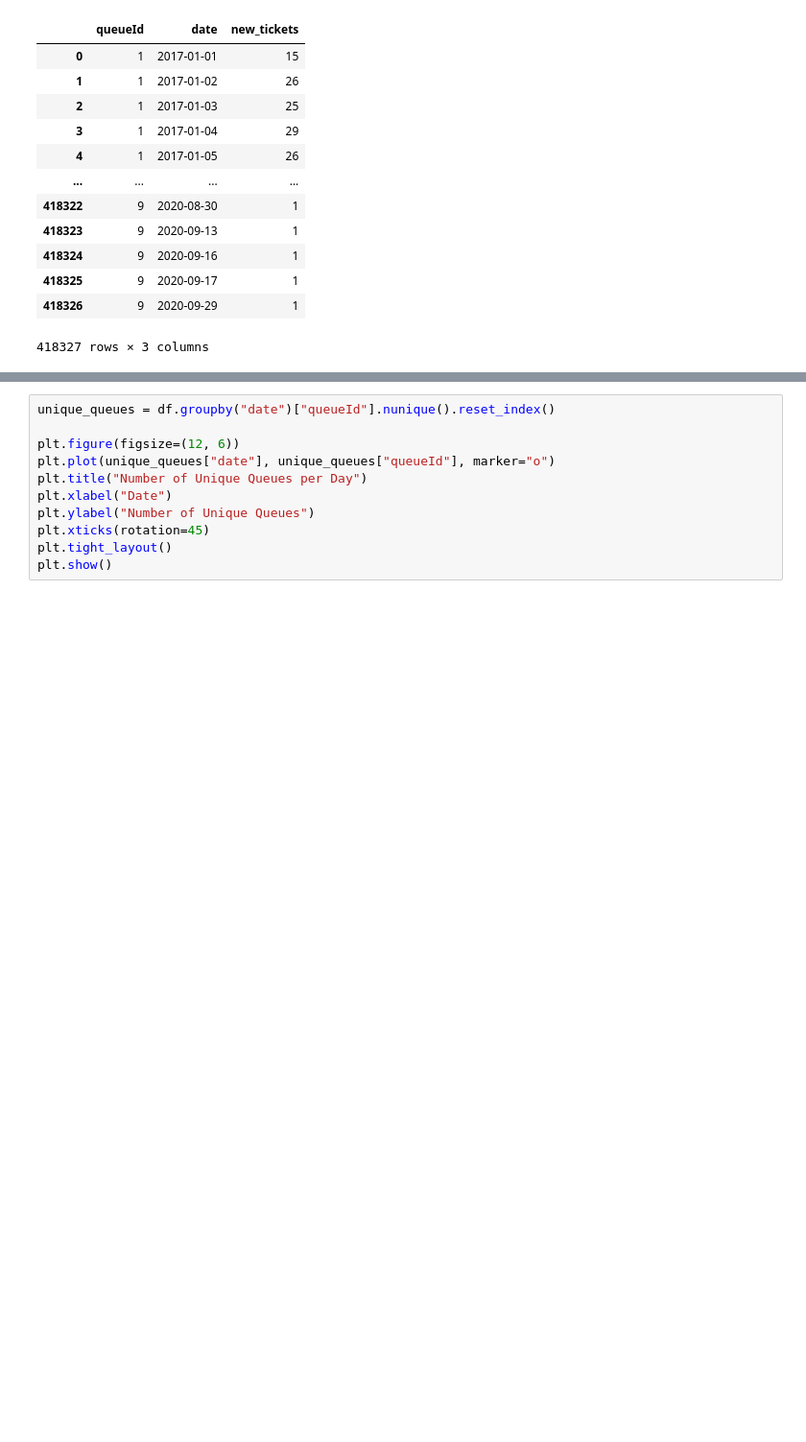
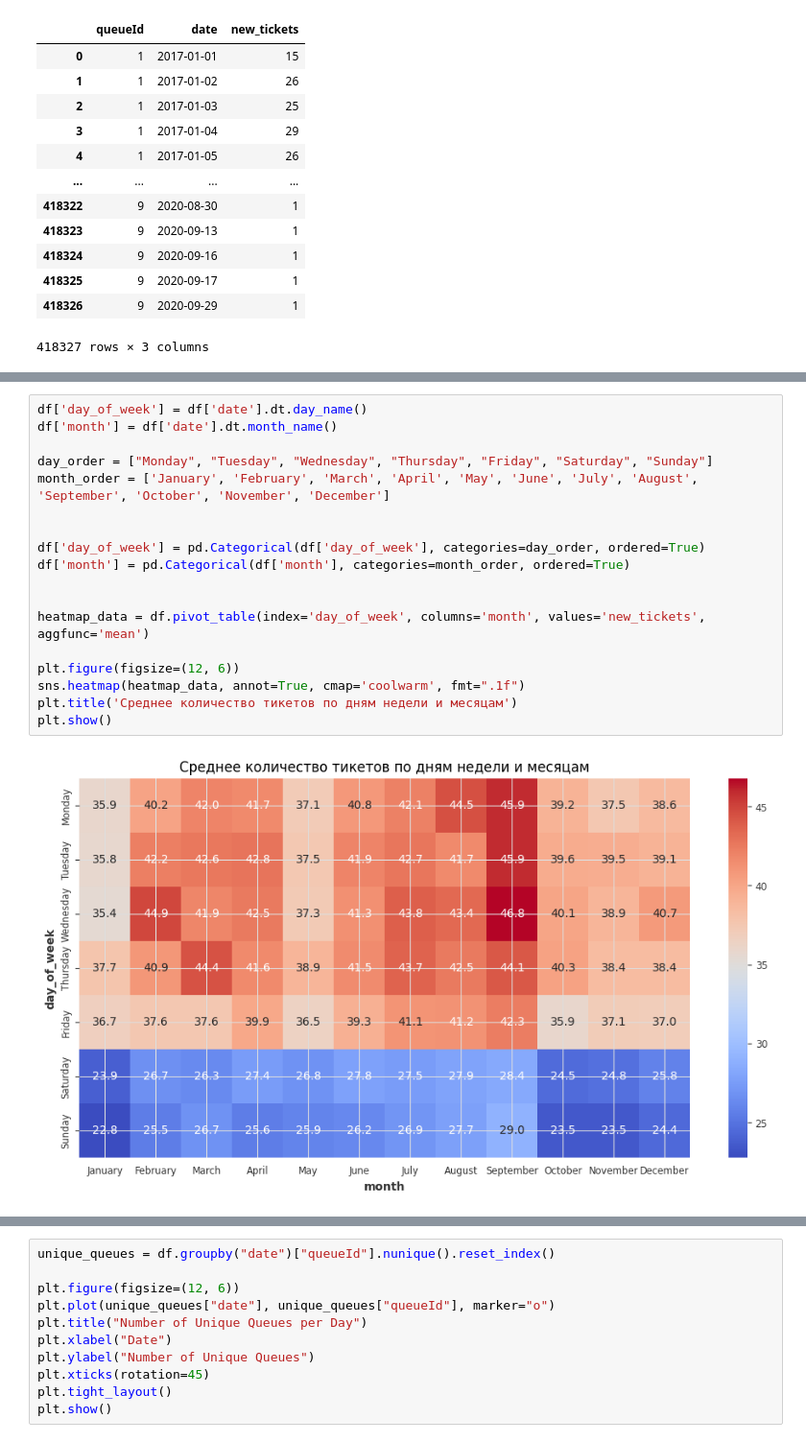
Before and after one commit to TaskGuru-AI/tasks_support_system_ai, a Jupyter notebook: notebooks/TS/EDA.ipynb, the cells around one changed output, grey strips where cells are left out. Shown at 96% size. Saved outputs shown, nothing was run; the diff lists cells and outputs as text; blank space fills up the shorter version.

```diff
--- a/notebooks/TS/EDA.ipynb
+++ b/notebooks/TS/EDA.ipynb
@@ -59,0 +148,20 @@ df_grouped
+# %%
+df['day_of_week'] = df['date'].dt.day_name()
+df['month'] = df['date'].dt.month_name()
+
+day_order = ["Monday", "Tuesday", "Wednesday", "Thursday", "Friday", "Saturday", "Sunday"]
+month_order = ['January', 'February', 'March', 'April', 'May', 'June', 'July', 'August', 'September', 'October', 'November', 'December']
+
+
+df['day_of_week'] = pd.Categorical(df['day_of_week'], categories=day_order, ordered=True)
+df['month'] = pd.Categorical(df['month'], categories=month_order, ordered=True)
+
+
+heatmap_data = df.pivot_table(index='day_of_week', columns='month', values='new_tickets', aggfunc='mean')
+
+plt.figure(figsize=(12, 6))
+sns.heatmap(heatmap_data, annot=True, cmap='coolwarm', fmt=".1f")
+plt.title('Среднее количество тикетов по дням недели и месяцам')
+plt.show()
+# %% [output]
+[figure, added]
```
Also changed, not shown: parts of 48 cells of this notebook.
